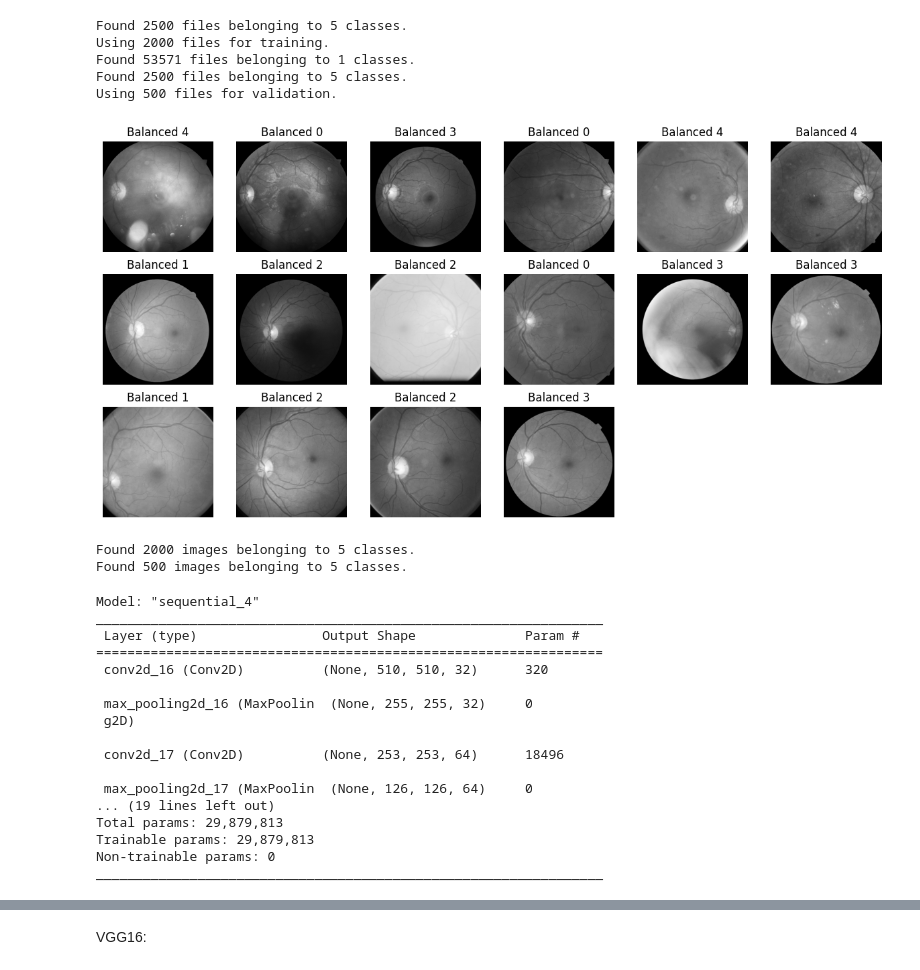
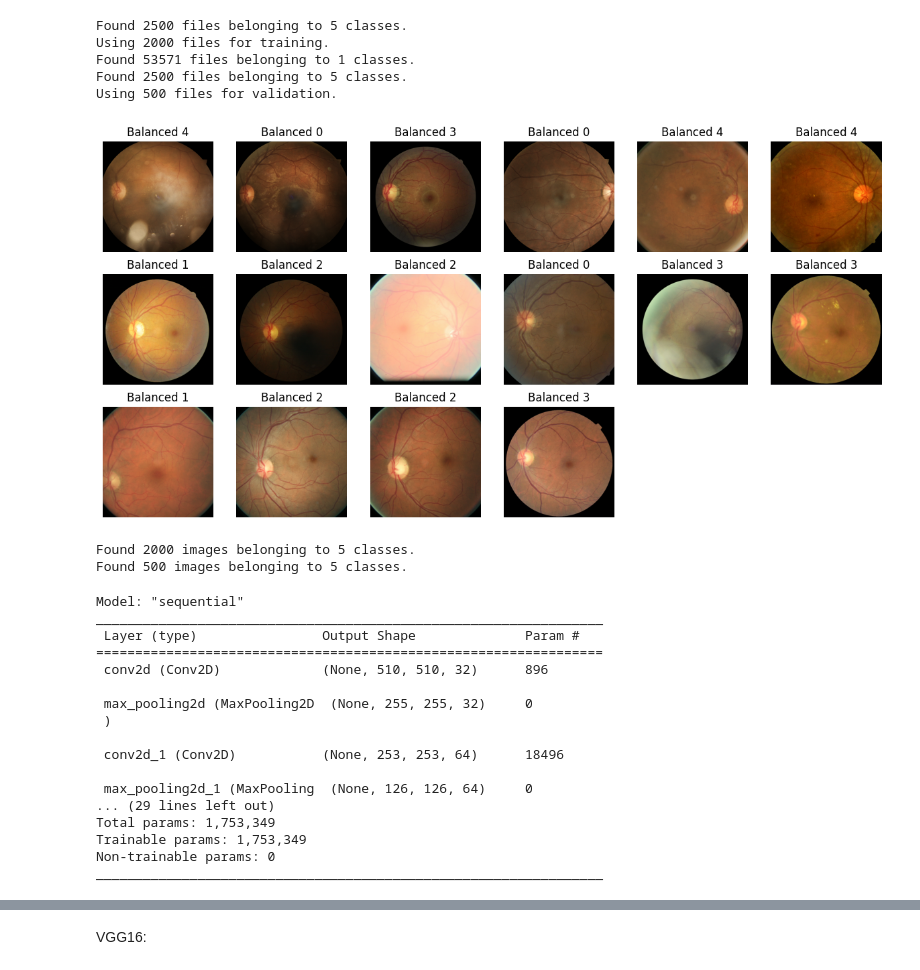
Before and after one commit to UDulius/grading-diabetic-retinopathy, a Jupyter notebook: grading-diabetic-retinopathy/grading-diabetic-retinopathy.ipynb, the cells around one changed output, grey strips where cells are left out. Drawn from its saved outputs; the diff is of its cells as text; code cells hidden in the pictures.

```diff
--- a/grading-diabetic-retinopathy/grading-diabetic-retinopathy.ipynb
+++ b/grading-diabetic-retinopathy/grading-diabetic-retinopathy.ipynb
@@ -194,7 +195,7 @@ train_ds = utils.image_dataset_from_directory(
     balanced,
     labels="inferred",
     label_mode='int',
-    color_mode='grayscale',
+    color_mode='rgb',
     batch_size=42,
     image_size=image_size,
     shuffle=True,
@@ -208,7 +209,7 @@ test_ds = utils.image_dataset_from_directory(
     test_dir,
     labels=None,
     label_mode=None,
-    color_mode='grayscale',
+    color_mode='rgb',
     batch_size=42,
     image_size=image_size,
     shuffle=True,
@@ -220,7 +221,7 @@ validation_ds = utils.image_dataset_from_directory(
     balanced,
     labels="inferred",
     label_mode='int',
-    color_mode='grayscale',
+    color_mode='rgb',
     batch_size=42,
     image_size=image_size,
     shuffle=True,
@@ -236,17 +237,20 @@ Found 53571 files belonging to 1 classes.
 Found 2500 files belonging to 5 classes.
 Using 500 files for validation.
 # %%
-#Display a sample of images from our dataset
+#Display a random set of images
 plt.figure(figsize=(15, 15))
+
 classes = train_ds.class_names
+
+#Random 16 images from the training dataset
 for images, labels in train_ds.take(1):
     for i in range(16):
         plot = plt.subplot(6, 6, i + 1)
-        plt.imshow(images[i], cmap='gray')
+        plt.imshow(images[i] / 255)
         plt.title(classes[labels[i]])
         plt.axis('off')
 # %% [output]
-[figure, old version]
+[figure, new version]
 # %%
 #Due to reducing image count for balance, we will augment our images to generate a larger dataset.
 train_datagen = ImageDataGenerator(
@@ -282,13 +289,17 @@ Found 2000 images belonging to 5 classes.
 Found 500 images belonging to 5 classes.
 # %%
 adam = Adam()
-earlystop = EarlyStopping(monitor='acc', patience=5)
+earlystop = EarlyStopping(monitor='val_acc', patience=5)
 
 #Define the model
-model = models.Sequential()
-model.add(Conv2D(32, (3, 3), activation='relu', input_shape=(512, 512, 1)))
+model = Sequential()
+model.add(Conv2D(32, (3, 3), activation='relu', input_shape=(512, 512, 3)))
 model.add(MaxPooling2D((2, 2)))
 model.add(Conv2D(64, (3, 3), activation='relu'))
+model.add(MaxPooling2D((2, 2)))
+model.add(Conv2D(64, (3, 3), activation='relu'))
+model.add(MaxPooling2D((2, 2)))
+model.add(Conv2D(128, (3, 3), activation='relu'))
 model.add(MaxPooling2D((2, 2)))
 model.add(Conv2D(128, (3, 3), activation='relu'))
 model.add(MaxPooling2D((2, 2)))
@@ -300,21 +311,21 @@ model.add(Dense(5, activation='softmax'))
 model.compile(loss='categorical_crossentropy', optimizer=adam, metrics=['acc'])
 model.summary()
 # %% [output]
-Model: "sequential_4"
+Model: "sequential"
 _________________________________________________________________
  Layer (type)                Output Shape              Param #
 =================================================================
- conv2d_16 (Conv2D)          (None, 510, 510, 32)      320
+ conv2d (Conv2D)             (None, 510, 510, 32)      896
 
- max_pooling2d_16 (MaxPoolin  (None, 255, 255, 32)     0
- g2D)
+ max_pooling2d (MaxPooling2D  (None, 255, 255, 32)     0
+ )
 
- conv2d_17 (Conv2D)          (None, 253, 253, 64)      18496
+ conv2d_1 (Conv2D)           (None, 253, 253, 64)      18496
 
- max_pooling2d_17 (MaxPoolin  (None, 126, 126, 64)     0
-... (19 lines left out)
-Total params: 29,879,813
-Trainable params: 29,879,813
+ max_pooling2d_1 (MaxPooling  (None, 126, 126, 64)     0
+... (29 lines left out)
+Total params: 1,753,349
+Trainable params: 1,753,349
 Non-trainable params: 0
 _________________________________________________________________
 # %%
```
Also changed, not shown: parts of 42 cells of this notebook.
